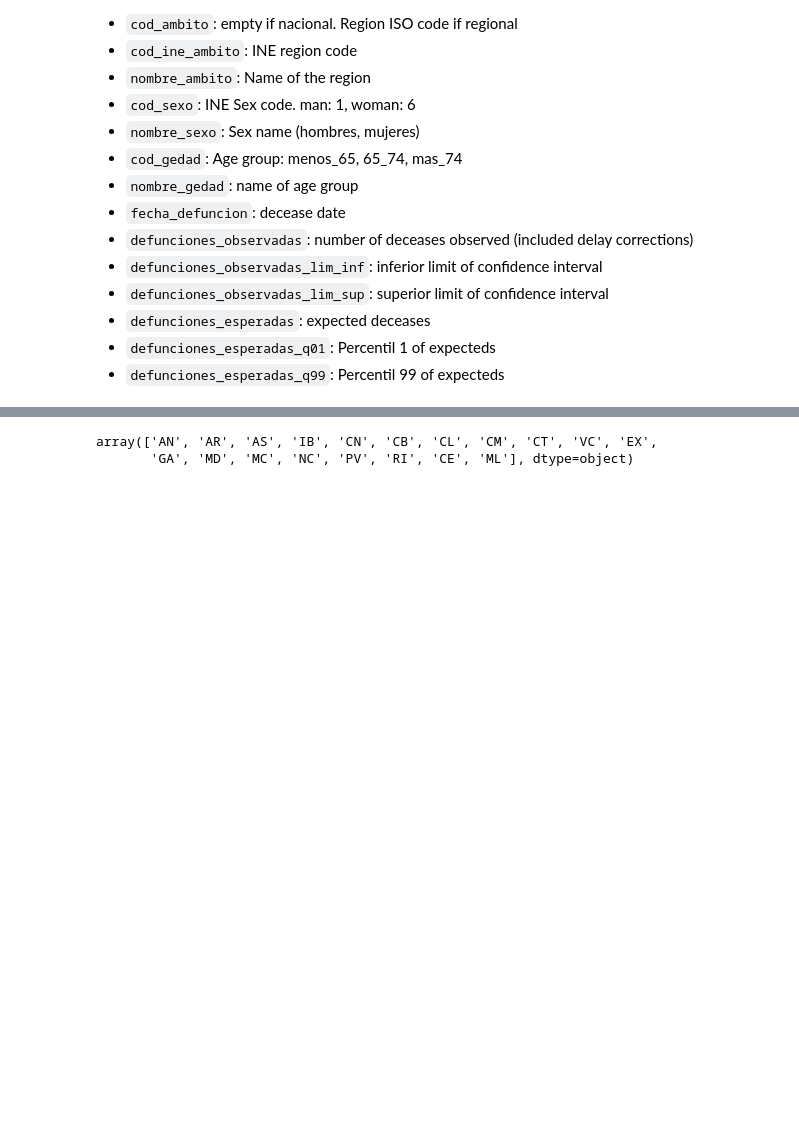
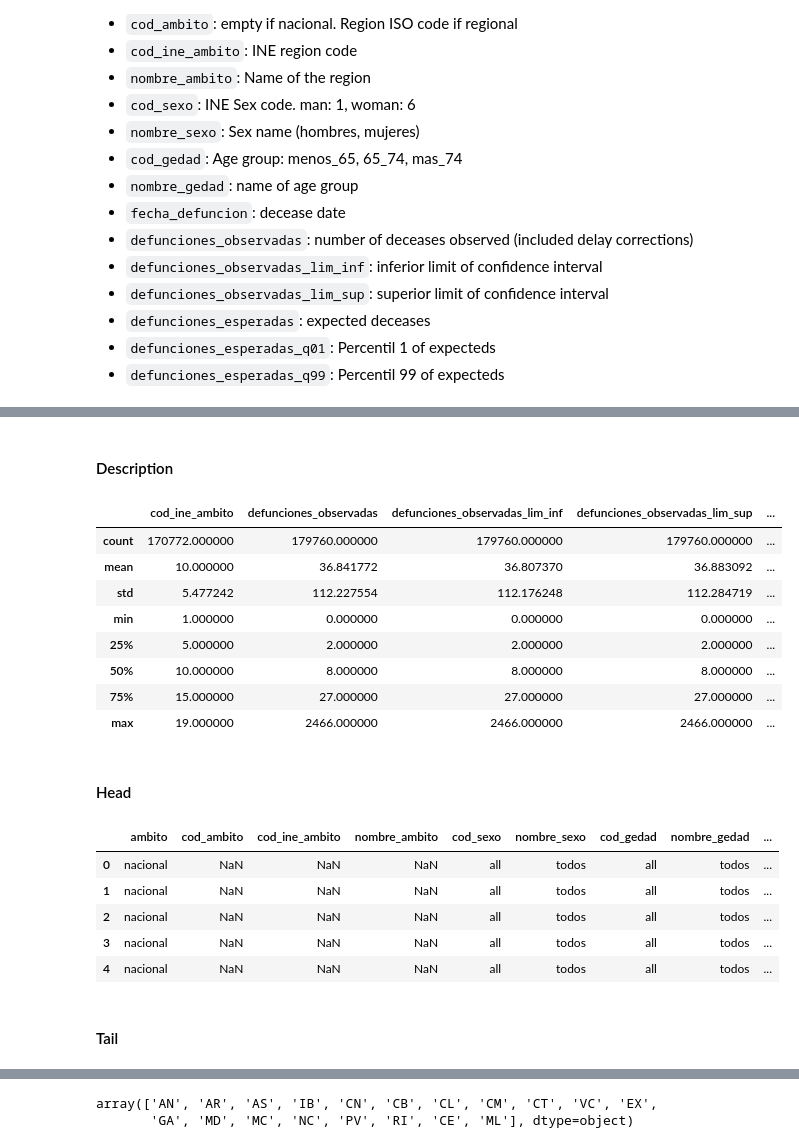
Before and after one commit to RaulRC/Covid-19, a Jupyter notebook: Covid19 - Official Spanish Data Curation ISCIII and other public datasets.ipynb, the cells around one changed output, grey strips where cells are left out. Saved outputs shown, nothing was run; the diff lists cells and outputs as text; code cells hidden in the pictures; blank space fills up the shorter version.

```diff
--- a/Covid19 - Official Spanish Data Curation ISCIII and other public datasets.ipynb
+++ b/Covid19 - Official Spanish Data Curation ISCIII and other public datasets.ipynb
@@ -343,0 +344,26 @@ momo.tail()
+# %%
+display(Markdown("#### Description"))
+display(momo.describe())
+display(Markdown("#### Head"))
+display(momo.head())
+display(Markdown("#### Tail"))
+display(momo.tail())
+# %% [output]
+#### Description
+|  | cod_ine_ambito | defunciones_observadas | defunciones_observadas_lim_inf | defunciones_observadas_lim_sup | ... |
+| count | 170772.000000 | 179760.000000 | 179760.000000 | 179760.000000 | ... |
+| mean | 10.000000 | 36.841772 | 36.807370 | 36.883092 | ... |
+| std | 5.477242 | 112.227554 | 112.176248 | 112.284719 | ... |
+| min | 1.000000 | 0.000000 | 0.000000 | 0.000000 | ... |
+| 25% | 5.000000 | 2.000000 | 2.000000 | 2.000000 | ... |
+| 50% | 10.000000 | 8.000000 | 8.000000 | 8.000000 | ... |
+| 75% | 15.000000 | 27.000000 | 27.000000 | 27.000000 | ... |
+| max | 19.000000 | 2466.000000 | 2466.000000 | 2466.000000 | ... |
+#### Head
+|  | ambito | cod_ambito | cod_ine_ambito | nombre_ambito | cod_sexo | nombre_sexo | cod_gedad | nombre_gedad | ... |
+| 0 | nacional | NaN | NaN | NaN | all | todos | all | todos | ... |
+| 1 | nacional | NaN | NaN | NaN | all | todos | all | todos | ... |
+| 2 | nacional | NaN | NaN | NaN | all | todos | all | todos | ... |
+| 3 | nacional | NaN | NaN | NaN | all | todos | all | todos | ... |
+| 4 | nacional | NaN | NaN | NaN | all | todos | all | todos | ... |
+#### Tail
```
Also changed, not shown: parts of 22 cells of this notebook.
